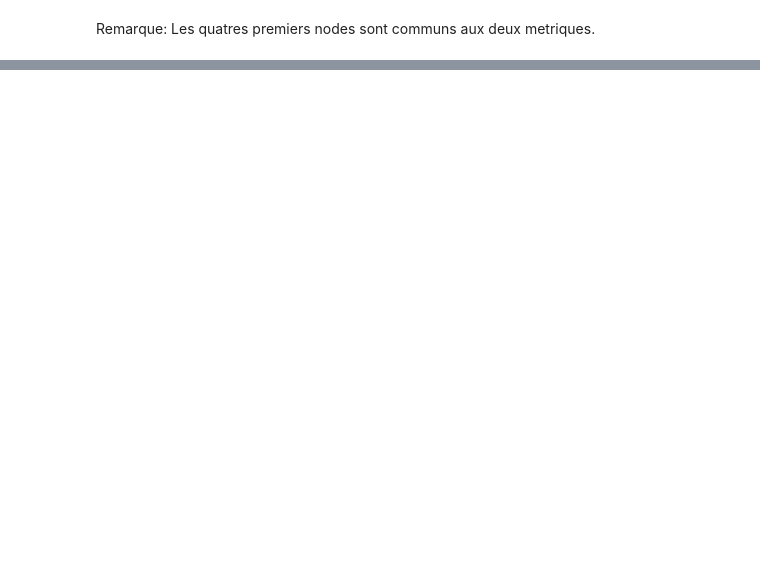
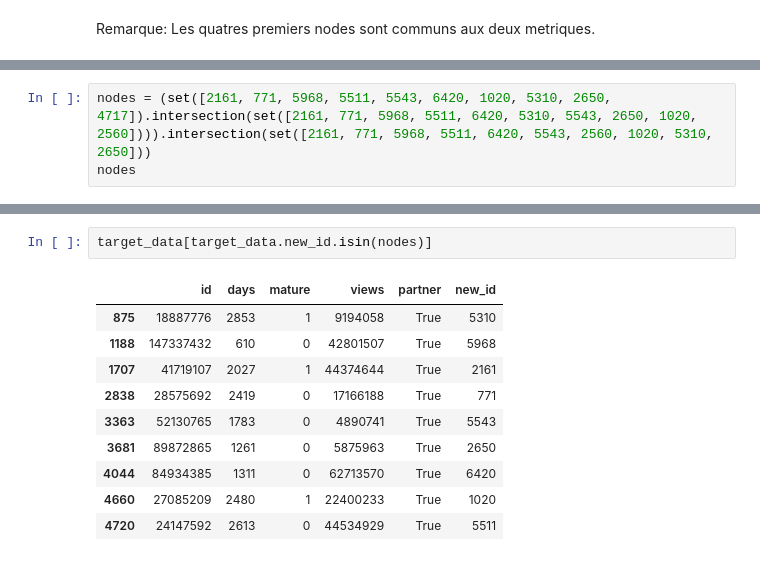
Before and after one commit to Dixtawi/MLG, a Jupyter notebook: centrality.ipynb, the cells around one changed output, grey strips where cells are left out. Drawn from its saved outputs; the diff is of its cells as text; blank space fills up the shorter version.

```diff
--- a/centrality.ipynb
+++ b/centrality.ipynb
@@ -100,0 +206,3 @@ sorted(list(centrality_between.items()), key=lambda x: x[1], reverse=True)
+# %%
+nodes = (set([2161, 771, 5968, 5511, 5543, 6420, 1020, 5310, 2650, 4717]).intersection(set([2161, 771, 5968, 5511, 6420, 5310, 5543, 2650, 1020, 2560]))).intersection(set([2161, 771, 5968, 5511, 6420, 5543, 2560, 1020, 5310, 2650]))
+nodes
@@ -100,0 +232,13 @@ sorted(list(centrality_between.items()), key=lambda x: x[1], reverse=True)
+# %%
+target_data[target_data.new_id.isin(nodes)]
+# %% [output]
+|  | id | days | mature | views | partner | new_id |
+| 875 | 18887776 | 2853 | 1 | 9194058 | True | 5310 |
+| 1188 | 147337432 | 610 | 0 | 42801507 | True | 5968 |
+| 1707 | 41719107 | 2027 | 1 | 44374644 | True | 2161 |
+| 2838 | 28575692 | 2419 | 0 | 17166188 | True | 771 |
+| 3363 | 52130765 | 1783 | 0 | 4890741 | True | 5543 |
+| 3681 | 89872865 | 1261 | 0 | 5875963 | True | 2650 |
+| 4044 | 84934385 | 1311 | 0 | 62713570 | True | 6420 |
+| 4660 | 27085209 | 2480 | 1 | 22400233 | True | 1020 |
+| 4720 | 24147592 | 2613 | 0 | 44534929 | True | 5511 |
```
Also changed, not shown: parts of 24 cells of this notebook.
